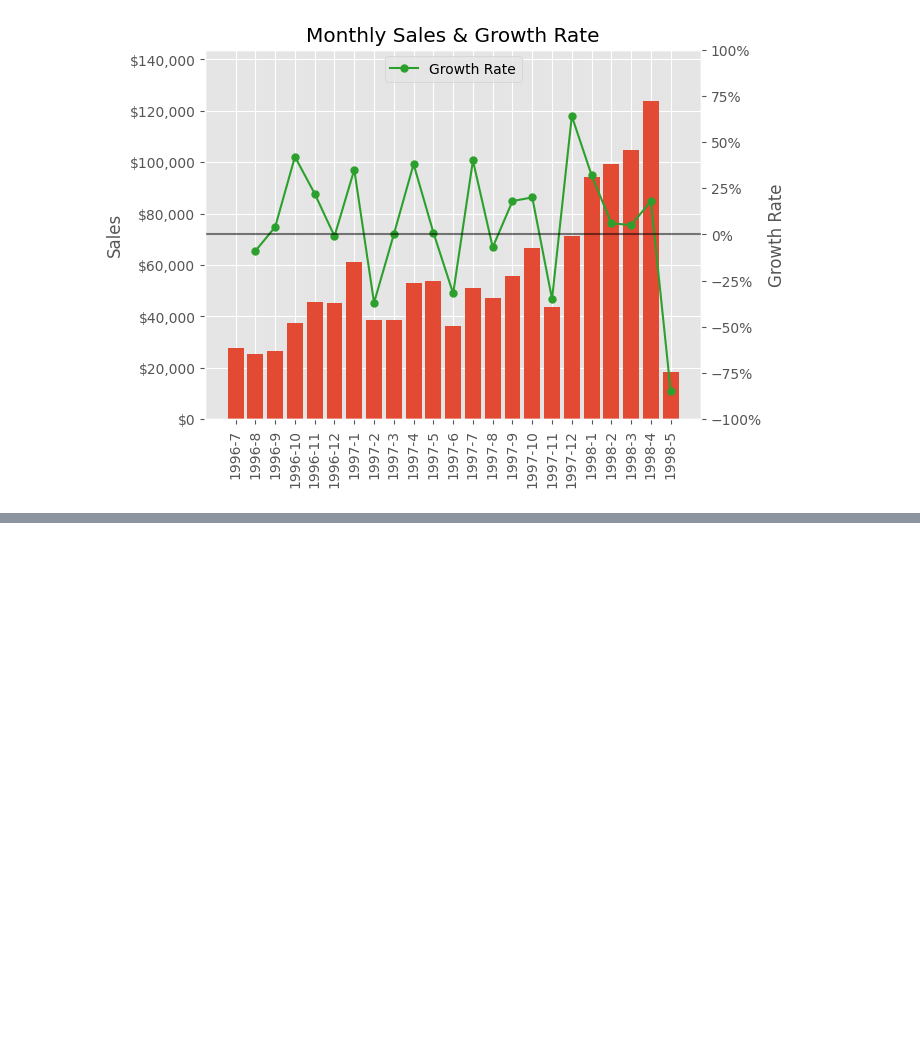
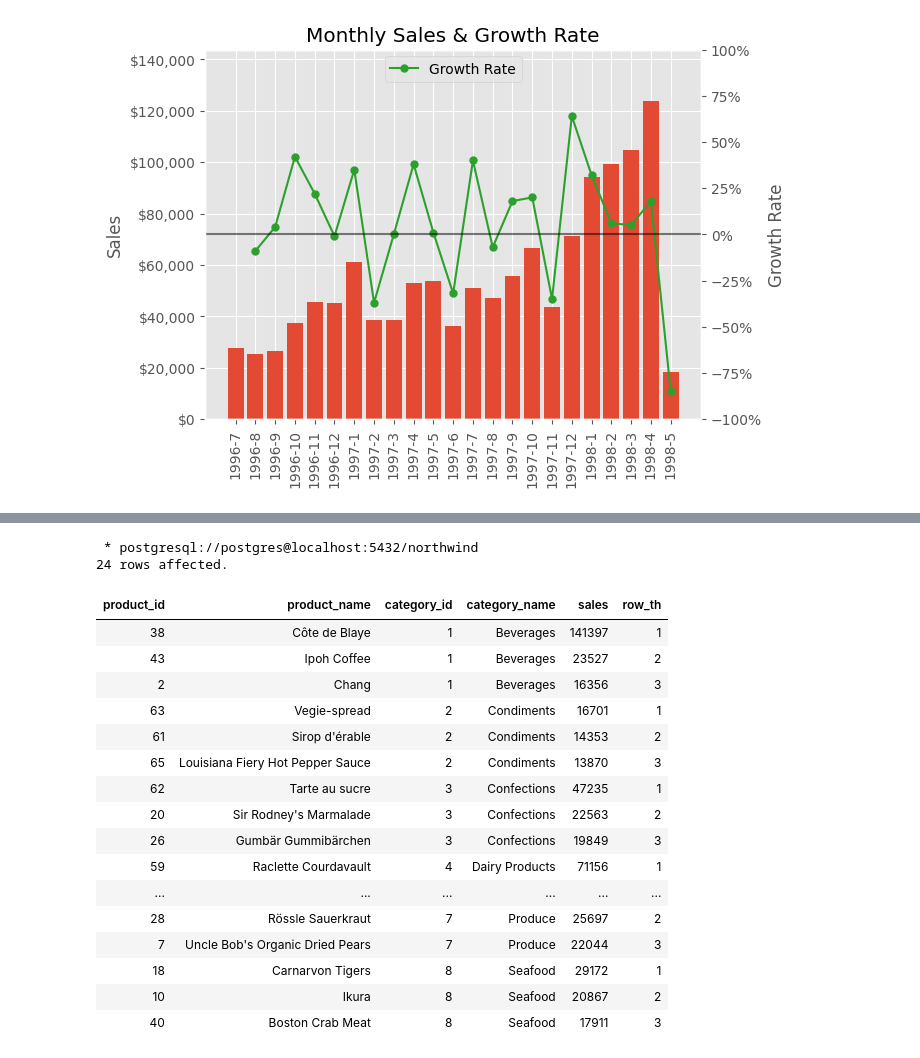
Before and after one commit to moscmh/NorthWind, a Jupyter notebook: northwind.ipynb, the cells around one changed output, grey strips where cells are left out. Cells and saved outputs as stored; diff of their text form; code cells hidden in the pictures; blank space fills up the shorter version.

```diff
--- a/northwind.ipynb
+++ b/northwind.ipynb
@@ -287,0 +458,41 @@ plt.show()
+# %%
+%%sql
+WITH
+product_sales AS (
+    SELECT
+        OD.product_id, P.product_name, P.category_id, C.category_name,
+        ROUND(SUM(OD.unit_price * OD.quantity * (1-OD.discount))::numeric, 0) AS sales
+    FROM order_details OD
+    INNER JOIN products P ON OD.product_id=P.product_id
+    INNER JOIN categories C ON P.category_id=C.category_id
+    GROUP BY 1, 2, 3, 4
+    ORDER BY 3, 1
+)
+
+SELECT *
+FROM (
+    SELECT *,
+        ROW_NUMBER() OVER(PARTITION BY category_id ORDER BY sales DESC) AS row_th
+    FROM product_sales
+) AS sub
+WHERE row_th <= 3
+# %% [output]
+ * postgresql://postgres@localhost:5432/northwind
+24 rows affected.
+| product_id | product_name | category_id | category_name | sales | row_th |
+| 38 | Côte de Blaye | 1 | Beverages | 141397 | 1 |
+| 43 | Ipoh Coffee | 1 | Beverages | 23527 | 2 |
+| 2 | Chang | 1 | Beverages | 16356 | 3 |
+| 63 | Vegie-spread | 2 | Condiments | 16701 | 1 |
+| 61 | Sirop d'érable | 2 | Condiments | 14353 | 2 |
+| 65 | Louisiana Fiery Hot Pepper Sauce | 2 | Condiments | 13870 | 3 |
+| 62 | Tarte au sucre | 3 | Confections | 47235 | 1 |
+| 20 | Sir Rodney's Marmalade | 3 | Confections | 22563 | 2 |
+| 26 | Gumbär Gummibärchen | 3 | Confections | 19849 | 3 |
+| 59 | Raclette Courdavault | 4 | Dairy Products | 71156 | 1 |
+| ... | ... | ... | ... | ... | ... |
+| 28 | Rössle Sauerkraut | 7 | Produce | 25697 | 2 |
+| 7 | Uncle Bob's Organic Dried Pears | 7 | Produce | 22044 | 3 |
+| 18 | Carnarvon Tigers | 8 | Seafood | 29172 | 1 |
+| 10 | Ikura | 8 | Seafood | 20867 | 2 |
+| 40 | Boston Crab Meat | 8 | Seafood | 17911 | 3 |
```
Also changed, not shown: parts of 18 cells of this notebook.
